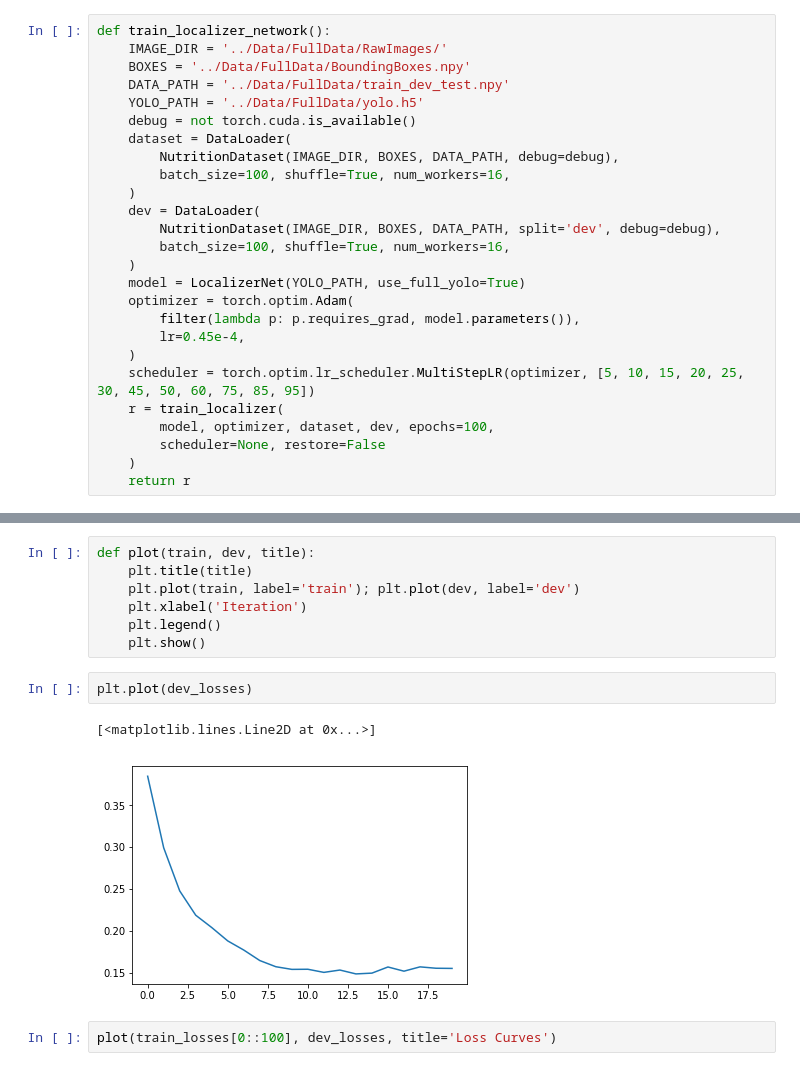
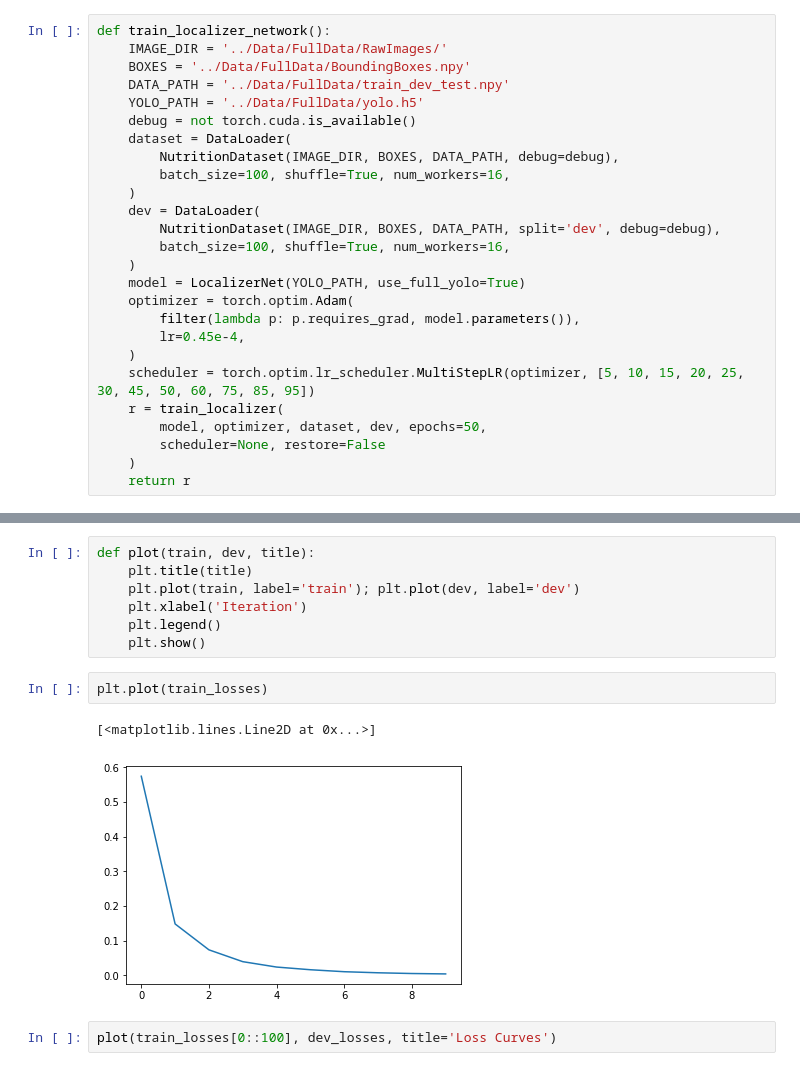
Before and after one commit to jlikhuva/NutritionProject, a Jupyter notebook: Localizer/prototypes.ipynb, the cells around one changed output, grey strips where cells are left out. Drawn from its saved outputs; the diff is of its cells as text.

```diff
--- a/Localizer/prototypes.ipynb
+++ b/Localizer/prototypes.ipynb
@@ -60,7 +60,7 @@ def train_localizer_network():
     )
     scheduler = torch.optim.lr_scheduler.MultiStepLR(optimizer, [5, 10, 15, 20, 25, 30, 45, 50, 60, 75, 85, 95])
     r = train_localizer(
-        model, optimizer, dataset, dev, epochs=100,
+        model, optimizer, dataset, dev, epochs=50,
         scheduler=None, restore=False
     )
     return r
@@ -110,10 +116,10 @@ def plot(train, dev, title):
     plt.legend()
     plt.show()
 # %%
-plt.plot(dev_losses)
+plt.plot(train_losses)
 # %% [output]
 [<matplotlib.lines.Line2D at 0x...>]
-[figure, old version]
+[figure, new version]
 # %%
 plot(train_losses[0::100], dev_losses, title='Loss Curves')
 # %% [output]
```
Also changed, not shown: parts of 1 cell of this notebook, 1 other file.
